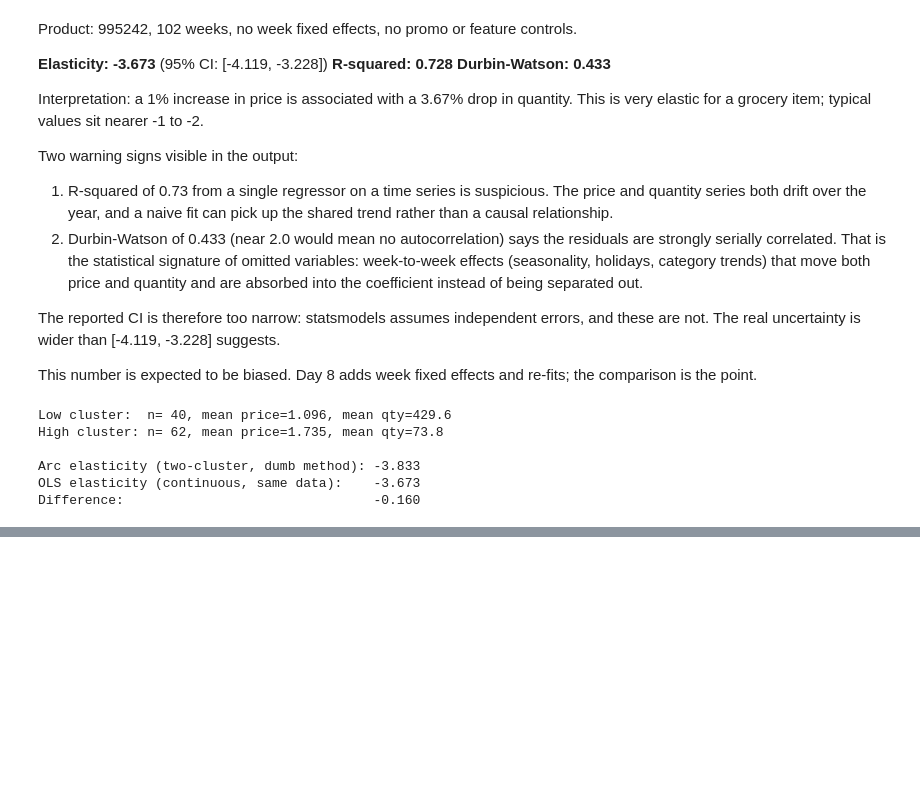
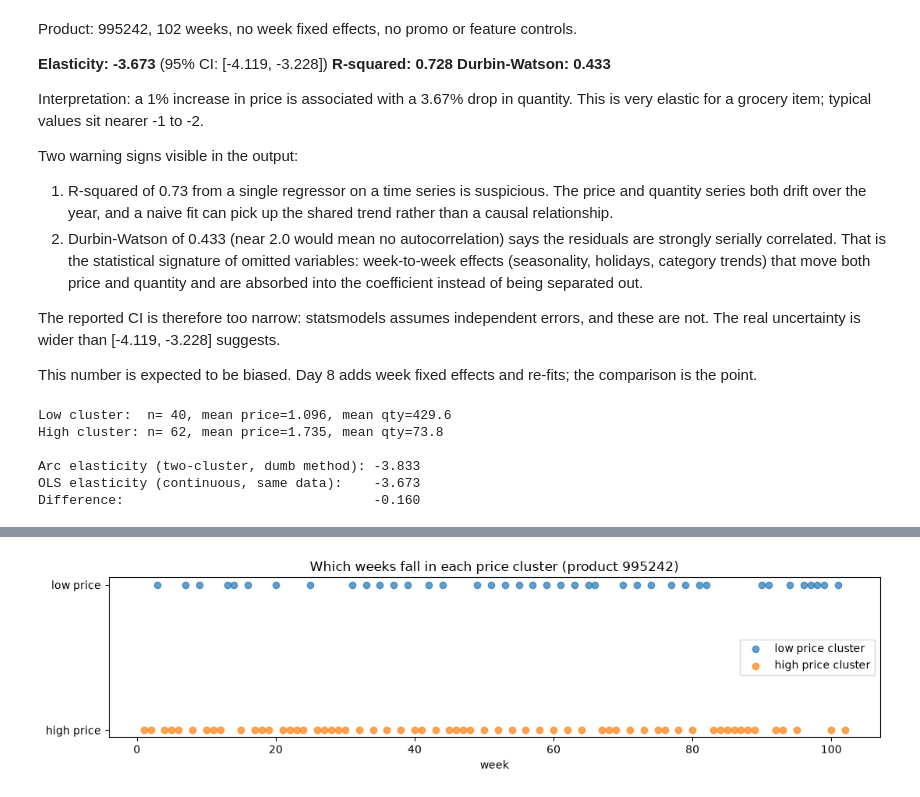
Before and after one commit to ishitacodes67/retail-memory, a Jupyter notebook: notebooks/elasticity_naive_vs_fixed.ipynb, the cells around one changed output, grey strips where cells are left out. Drawn from its saved outputs; the diff is of its cells as text; code cells hidden in the pictures; blank space fills up the shorter version.

Commit message:
analysis: add cluster-by-week plot; clusters are interleaved, not time-blocked

```diff
--- a/notebooks/elasticity_naive_vs_fixed.ipynb
+++ b/notebooks/elasticity_naive_vs_fixed.ipynb
@@ -161,0 +317,20 @@ Difference:                                -0.160
+# %%
+fig, ax = plt.subplots(figsize=(11, 3))
+
+low = df[df["net_unit_price"] < LOW_PRICE_CUTOFF]
+high = df[df["net_unit_price"] >= LOW_PRICE_CUTOFF]
+
+ax.scatter(low["week_no"], [1] * len(low), color="tab:blue", alpha=0.7, label="low price cluster")
+ax.scatter(high["week_no"], [0] * len(high), color="tab:orange", alpha=0.7, label="high price cluster")
+
+ax.set(
+    title=f"Which weeks fall in each price cluster (product {PRODUCT_ID})",
+    xlabel="week",
+    yticks=[0, 1],
+    yticklabels=["high price", "low price"],
+)
+ax.legend()
+plt.tight_layout()
+plt.show()
+# %% [output]
+[figure, added]
```
Also changed, not shown: parts of 5 cells of this notebook.
